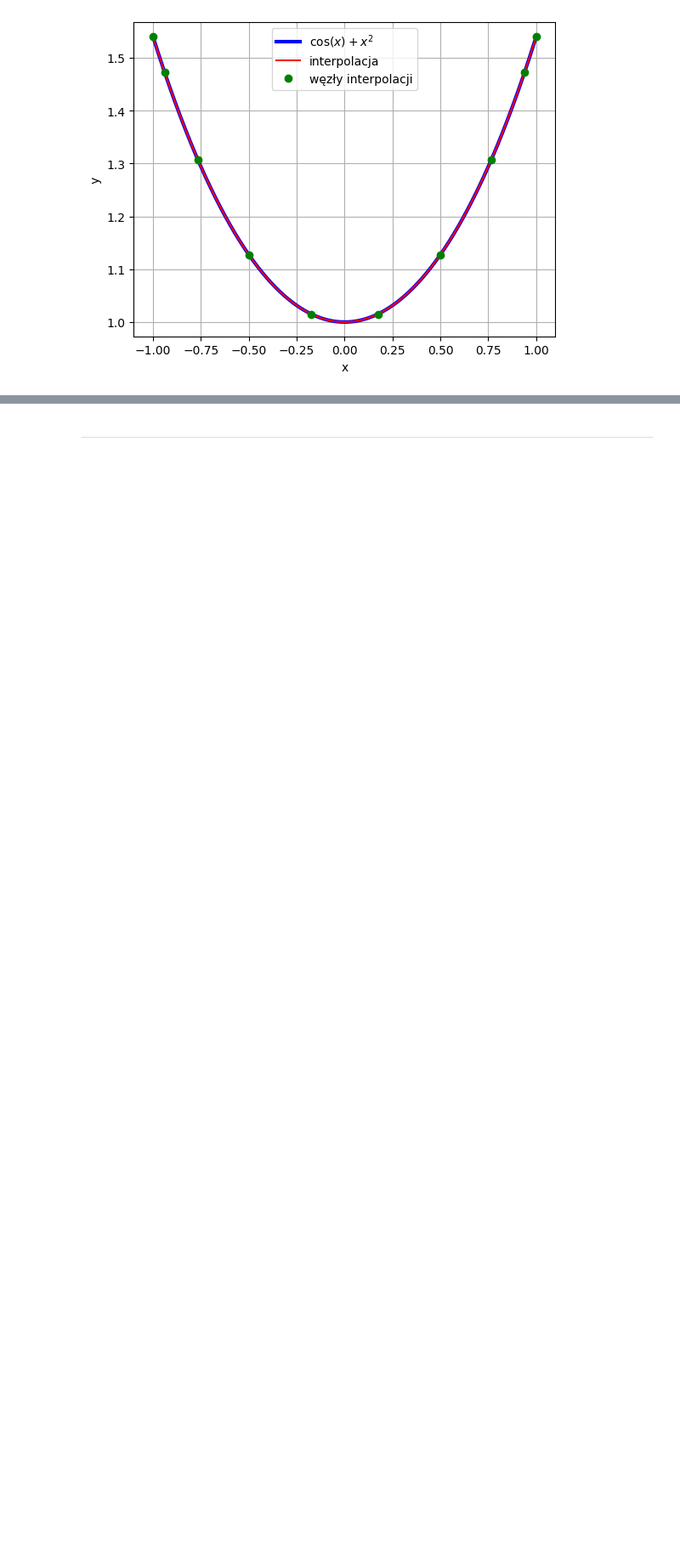
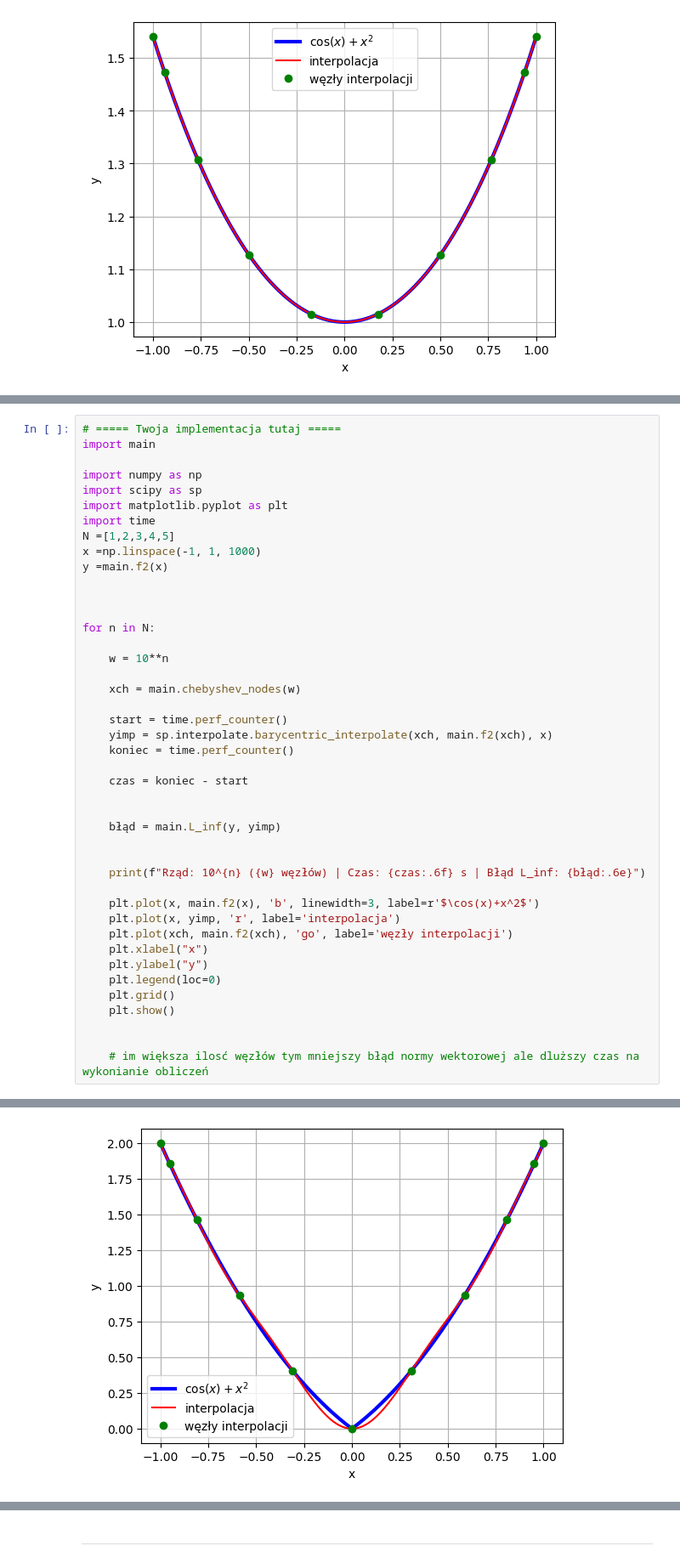
Before and after one commit to MN-KJ-2025/lab9-interpolacja-turbokoxpl, a Jupyter notebook: sprawozdanie.ipynb, the cells around one changed output, grey strips where cells are left out. Shown: that part at 85% size. Saved outputs shown, nothing was run; the diff lists cells and outputs as text; blank space fills up the shorter version.

```diff
--- a/sprawozdanie.ipynb
+++ b/sprawozdanie.ipynb
@@ -183,0 +201,44 @@ plt.show()
+# %%
+# ===== Twoja implementacja tutaj =====
+import main
+
+import numpy as np
+import scipy as sp
+import matplotlib.pyplot as plt
+import time
+N =[1,2,3,4,5]
+x =np.linspace(-1, 1, 1000)
+y =main.f2(x)
+
+
+
+for n in N:
+
+    w = 10**n
+
+    xch = main.chebyshev_nodes(w)
+
+    start = time.perf_counter()
+    yimp = sp.interpolate.barycentric_interpolate(xch, main.f2(xch), x)
+    koniec = time.perf_counter()
+
+    czas = koniec - start
+
+
+    błąd = main.L_inf(y, yimp)
+
+
+    print(f"Rząd: 10^{n} ({w} węzłów) | Czas: {czas:.6f} s | Błąd L_inf: {błąd:.6e}")
+
+    plt.plot(x, main.f2(x), 'b', linewidth=3, label=r'$\cos(x)+x^2$')
+    plt.plot(x, yimp, 'r', label='interpolacja')
+    plt.plot(xch, main.f2(xch), 'go', label='węzły interpolacji')
+    plt.xlabel("x")
+    plt.ylabel("y")
+    plt.legend(loc=0)
+    plt.grid()
+    plt.show()
+
+
+    # im większa ilosć węzłów tym mniejszy błąd normy wektorowej ale dluższy czas na wykonianie obliczeń
+# %% [output]
@@ -183,0 +246 @@ plt.show()
+[figure, added]
```
Also changed, not shown: parts of 8 cells of this notebook, 1 other file.
